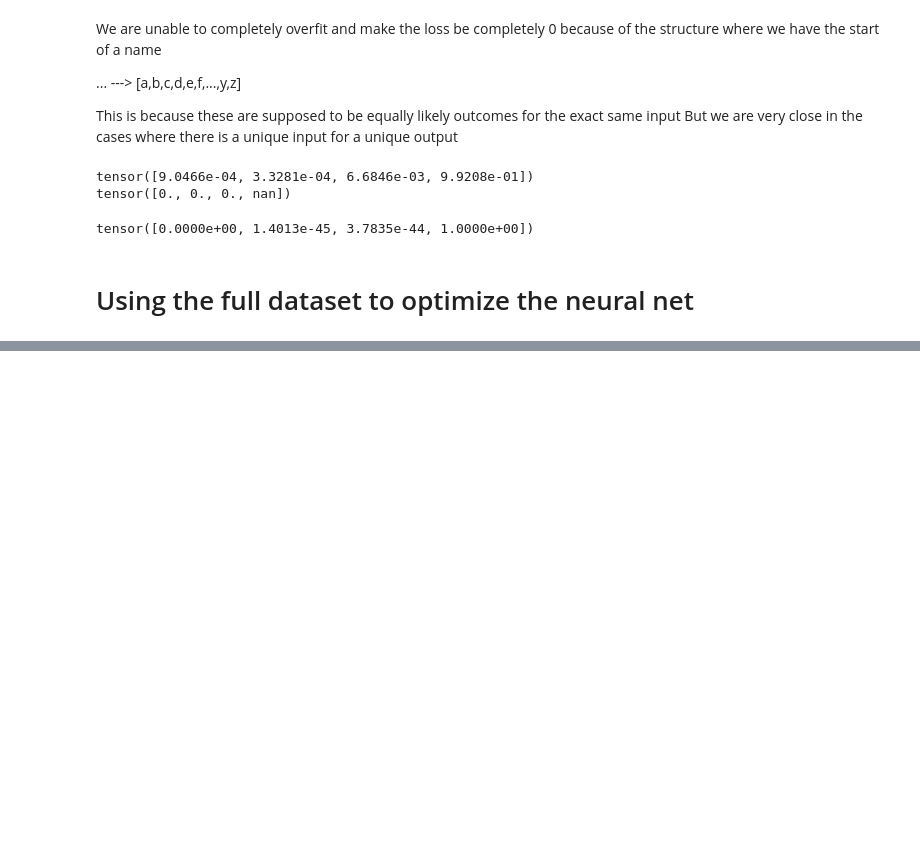
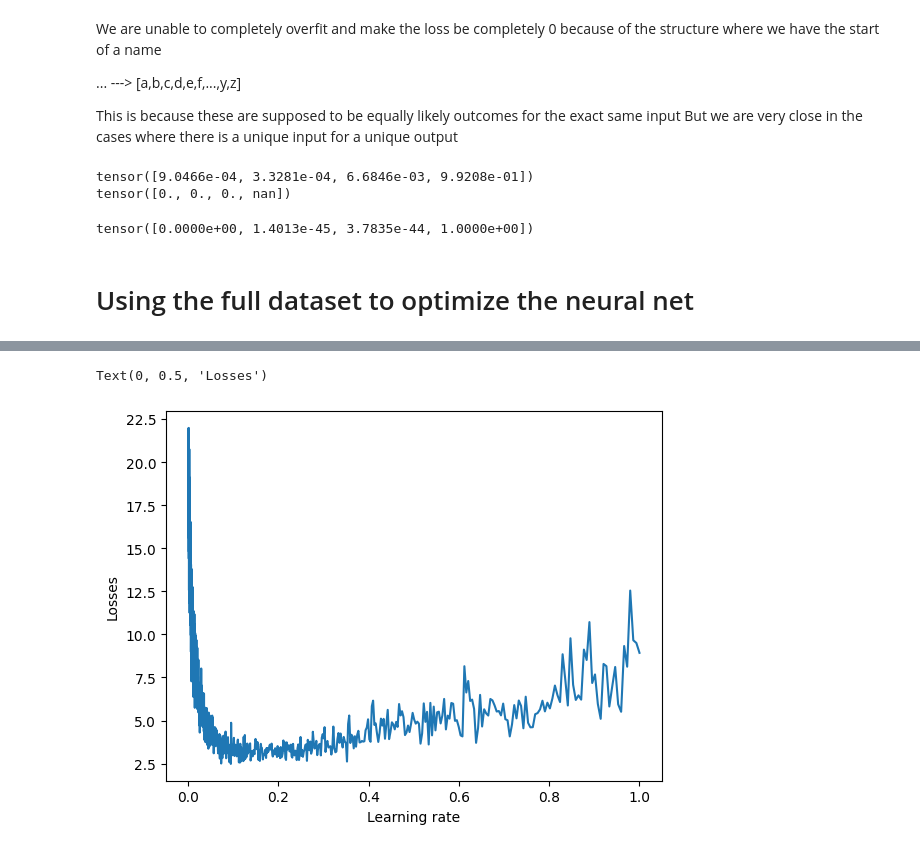
Before and after one commit to Potasiuombun/MLP, a Jupyter notebook: mlp.ipynb, the cells around one changed output, grey strips where cells are left out. Saved outputs shown, nothing was run; the diff lists cells and outputs as text; code cells hidden in the pictures; blank space fills up the shorter version.

```diff
--- a/mlp.ipynb
+++ b/mlp.ipynb
@@ -472,0 +614,14 @@ tensor([0.0000e+00, 1.4013e-45, 3.7835e-44, 1.0000e+00])
+# %%
+g = torch.Generator().manual_seed(2147483647)
+C = torch.randn((27,2), generator = g)
+W1 = torch.randn((6,100), generator = g)
+b1 = torch.randn(100, generator = g)
+W2 = torch.randn((100,27), generator = g)
+b2 = torch.randn(27,generator=g)
+params = [C,W1,b1,W2,b2]
+for p in params:
+    p.requires_grad = True
+# %%
+lre = torch.linspace(-3,0,1000)
+lrs = 10**lre
+reversed(lrs)
@@ -472,0 +646,27 @@ tensor([0.0000e+00, 1.4013e-45, 3.7835e-44, 1.0000e+00])
+# %%
+lri = []
+lres = []
+losses = []
+for i in range(1000):
+    # minimatch construct
+    ix = torch.randint(0,X.shape[0], (32,))
+    # Forwards pass
+    emb = C[X[ix]] # (32, 3, 2)
+    h = torch.tanh(emb.view(-1,6) @ W1 + b1) # (32, 100)
+    logits = h @ W2 + b2
+    loss = F.cross_entropy(logits,Y[ix]) # loss for minibatch
+    print(loss.item())
+    # Backward pass
+    for p in params:
+        p.grad = None
+    loss.backward()
+    # Update
+    lr = lrs[i]
+    for p in params:
+        p.data += -lr * p.grad
+
+    # track stats
+    lri.append(lr)
+    lres.append(lre[i])
+
+    losses.append(loss.item())
@@ -472,0 +691,7 @@ tensor([0.0000e+00, 1.4013e-45, 3.7835e-44, 1.0000e+00])
+# %%
+plt.plot(lri,losses) # Learning rate
+plt.xlabel("Learning rate")
+plt.ylabel("Losses")
+# %% [output]
+Text(0, 0.5, 'Losses')
+[figure, added]
```
Also changed, not shown: parts of 66 cells of this notebook.
